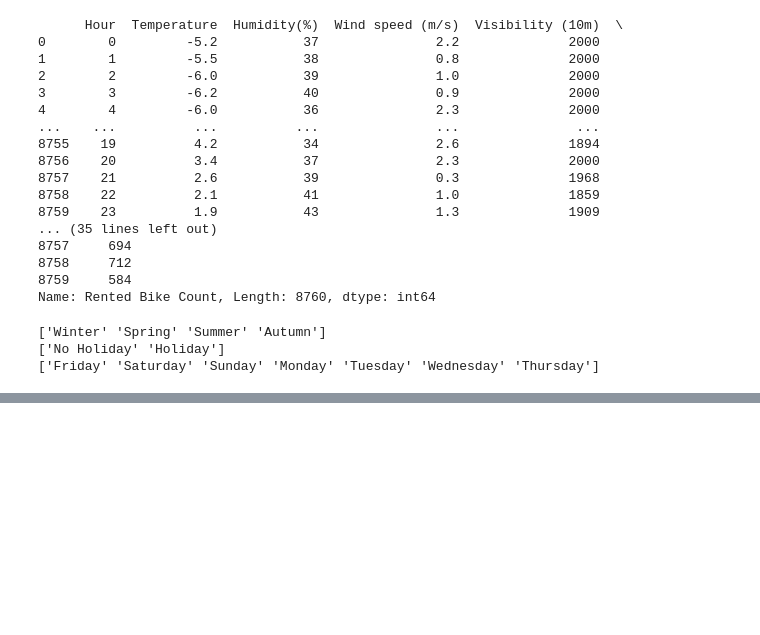
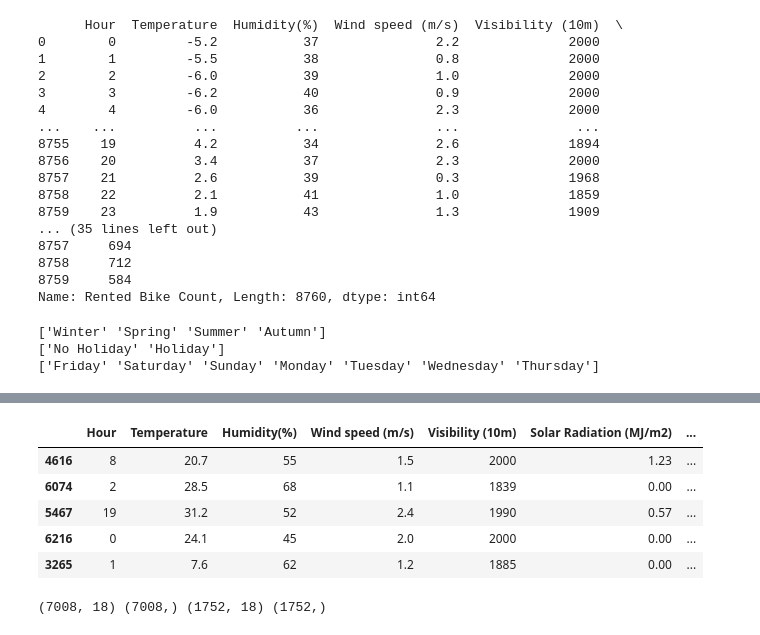
Before and after one commit to ondayex/MLRegression_SeoulBikeRental, a Jupyter notebook: phase_one/data_exploration.ipynb, the cells around one changed output, grey strips where cells are left out. Saved outputs shown, nothing was run; the diff lists cells and outputs as text; code cells hidden in the pictures; blank space fills up the shorter version.

Commit message:
added X_test and np processing to Phase 1

```diff
--- a/phase_one/data_exploration.ipynb
+++ b/phase_one/data_exploration.ipynb
@@ -337,0 +347,22 @@ print(X_train.head(30))
+# %%
+# preprocess test data
+Seasons_dummies = pd.get_dummies(X_test['Seasons'], drop_first = True, dtype = int)
+X_test = pd.concat([X_test, Seasons_dummies], axis = 1)
+X_test.drop(['Seasons'], axis = 1, inplace = True)
+
+Date_dummies = pd.get_dummies(X_test['Date'], drop_first = True, dtype = int)
+X_test = pd.concat([X_test, Date_dummies], axis = 1)
+X_test.drop(['Date'], axis = 1, inplace = True)
+
+X_test['Holiday'] = X_test['Holiday'].apply(lambda x: 1 if x == 'Holiday' else 0)
+
+X_test.drop(['Dew point temperature'], axis = 1, inplace = True)
+
+X_test.head()
+# %% [output]
+|  | Hour | Temperature | Humidity(%) | Wind speed (m/s) | Visibility (10m) | Solar Radiation (MJ/m2) | ... |
+| 4616 | 8 | 20.7 | 55 | 1.5 | 2000 | 1.23 | ... |
+| 6074 | 2 | 28.5 | 68 | 1.1 | 1839 | 0.00 | ... |
+| 5467 | 19 | 31.2 | 52 | 2.4 | 1990 | 0.57 | ... |
+| 6216 | 0 | 24.1 | 45 | 2.0 | 2000 | 0.00 | ... |
+| 3265 | 1 | 7.6 | 62 | 1.2 | 1885 | 0.00 | ... |
@@ -337,0 +375,4 @@ print(X_train.head(30))
+# %%
+print(X_train.shape, y_train.shape, X_test.shape, y_test.shape)
+# %% [output]
+(7008, 18) (7008,) (1752, 18) (1752,)
```
Also changed, not shown: parts of 10 cells of this notebook.
